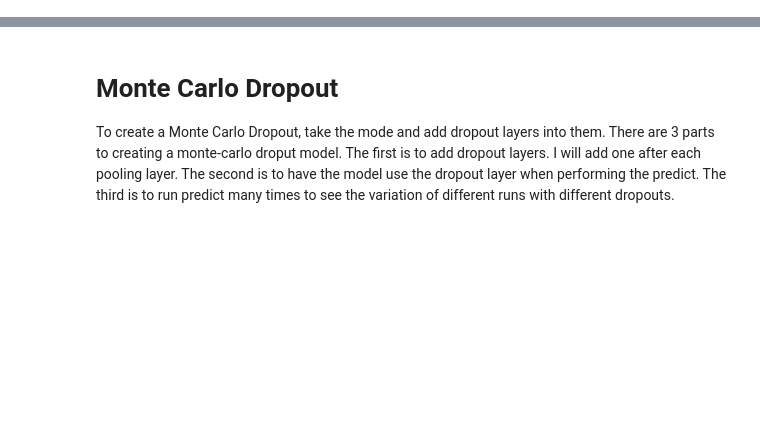
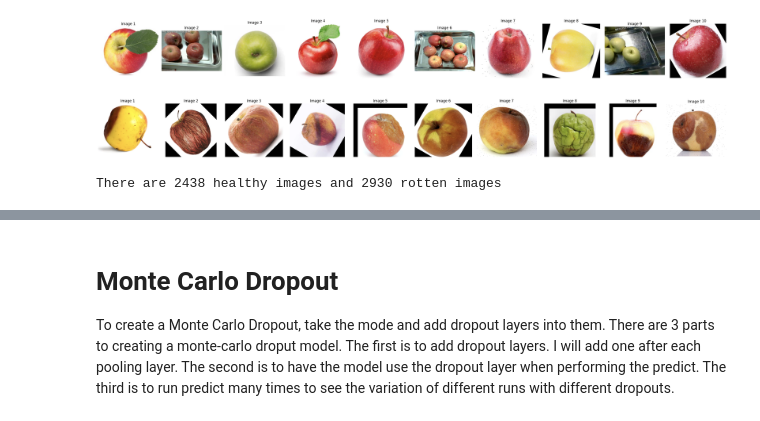
Before and after one commit to isaac1987a/Uncertanty, a Jupyter notebook: Uncertanty.ipynb, the cells around one changed output, grey strips where cells are left out. Cells and saved outputs as stored; diff of their text form; code cells hidden in the pictures; blank space fills up the shorter version.

```diff
--- a/Uncertanty.ipynb
+++ b/Uncertanty.ipynb
@@ -123,0 +129,28 @@ print(train_data.shape)
+# %%
+def load_and_display_images(folder, num_images=10):
+    # Get a list of all image files in the folder
+    images = [os.path.join(folder, img) for img in os.listdir(folder) if img.endswith(('jpg', 'jpeg', 'png', 'bmp'))]
+
+    # Randomly select num_images from the folder
+    selected_images = random.sample(images, num_images)
+
+    # Create a figure to display the images
+    fig, axes = plt.subplots(1, num_images, figsize=(num_images * 3, 3))
+
+    # Display images from the folder
+    for i, img_path in enumerate(selected_images):
+        img = Image.open(img_path)
+        axes[i].imshow(img)
+        axes[i].axis('off')
+        axes[i].set_title(f"Image {i+1}")
+
+    plt.tight_layout()
+    plt.show()
+load_and_display_images('Fruit And Vegetable Diseases Dataset/Apple__Healthy')
+load_and_display_images('Fruit And Vegetable Diseases Dataset/Apple__Rotten')
+print(f"There are {len(os.listdir('Fruit And Vegetable Diseases Dataset/Apple__Healthy'))} healthy images"
+      f" and {len(os.listdir('Fruit And Vegetable Diseases Dataset/Apple__Rotten'))} rotten images")
+# %% [output]
+[figure, added]
+[figure, added]
+There are 2438 healthy images and 2930 rotten images
```
Also changed, not shown: parts of 43 cells of this notebook.
